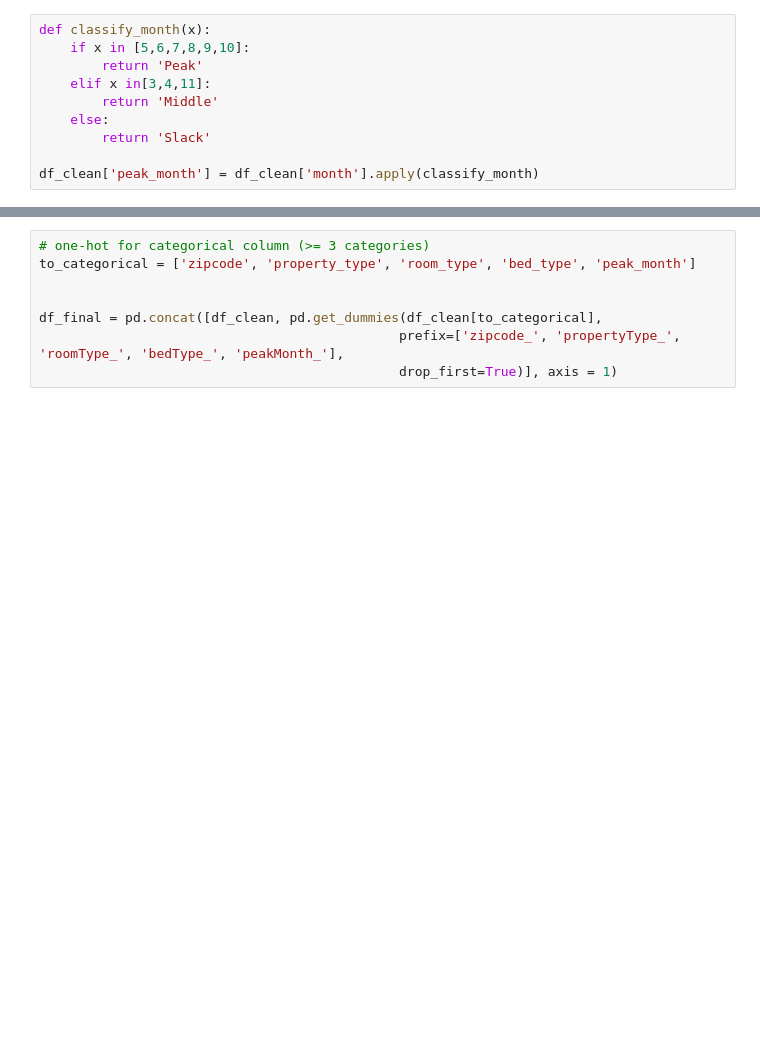
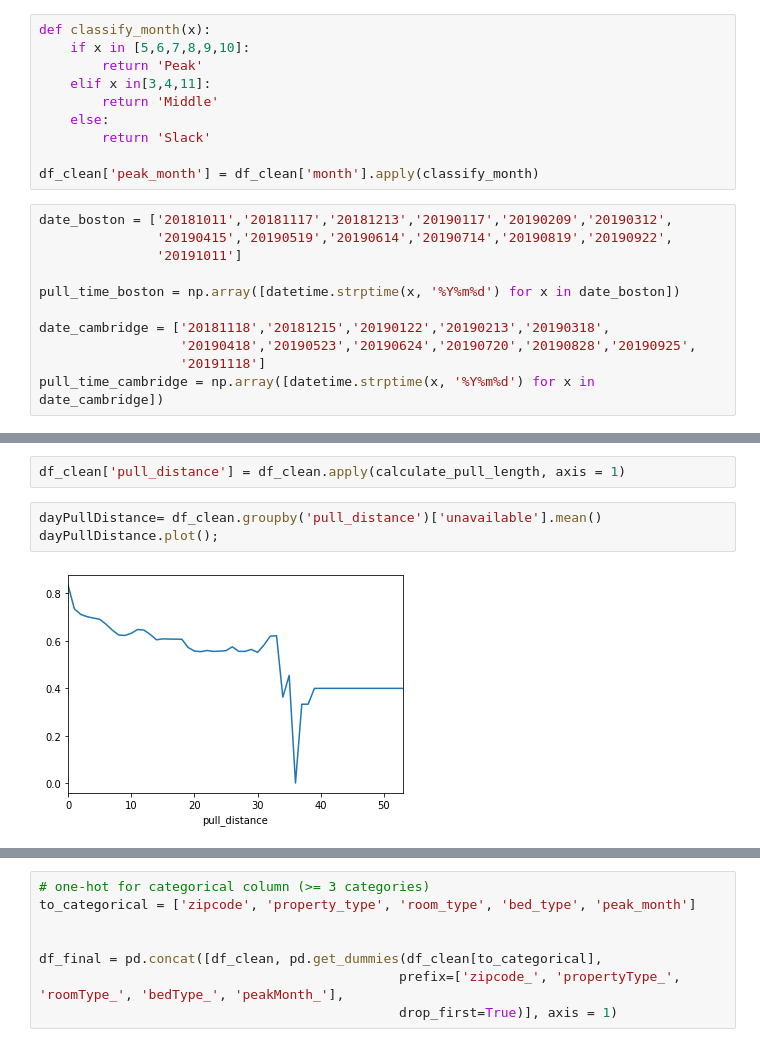
Before and after one commit to YimingXu1213/AirbnbPricing, a Jupyter notebook: Model/EDA_baselineModel.ipynb, the cells around one changed output, grey strips where cells are left out. Saved outputs shown, nothing was run; the diff lists cells and outputs as text; blank space fills up the shorter version.

```diff
--- a/Model/EDA_baselineModel.ipynb
+++ b/Model/EDA_baselineModel.ipynb
@@ -119,3 +118,14 @@ def classify_month(x):
         return 'Slack'
 
 df_clean['peak_month'] = df_clean['month'].apply(classify_month)
+# %%
+date_boston = ['20181011','20181117','20181213','20190117','20190209','20190312',
+               '20190415','20190519','20190614','20190714','20190819','20190922',
+               '20191011']
+
+pull_time_boston = np.array([datetime.strptime(x, '%Y%m%d') for x in date_boston])
+
+date_cambridge = ['20181118','20181215','20190122','20190213','20190318',
+                  '20190418','20190523','20190624','20190720','20190828','20190925',
+                  '20191118']
+pull_time_cambridge = np.array([datetime.strptime(x, '%Y%m%d') for x in date_cambridge])
@@ -121,0 +150,7 @@ df_clean['peak_month'] = df_clean['month'].apply(classify_month)
+# %%
+df_clean['pull_distance'] = df_clean.apply(calculate_pull_length, axis = 1)
+# %%
+dayPullDistance= df_clean.groupby('pull_distance')['unavailable'].mean()
+dayPullDistance.plot();
+# %% [output]
+[figure, added]
```
Also changed, not shown: parts of 19 cells of this notebook.
